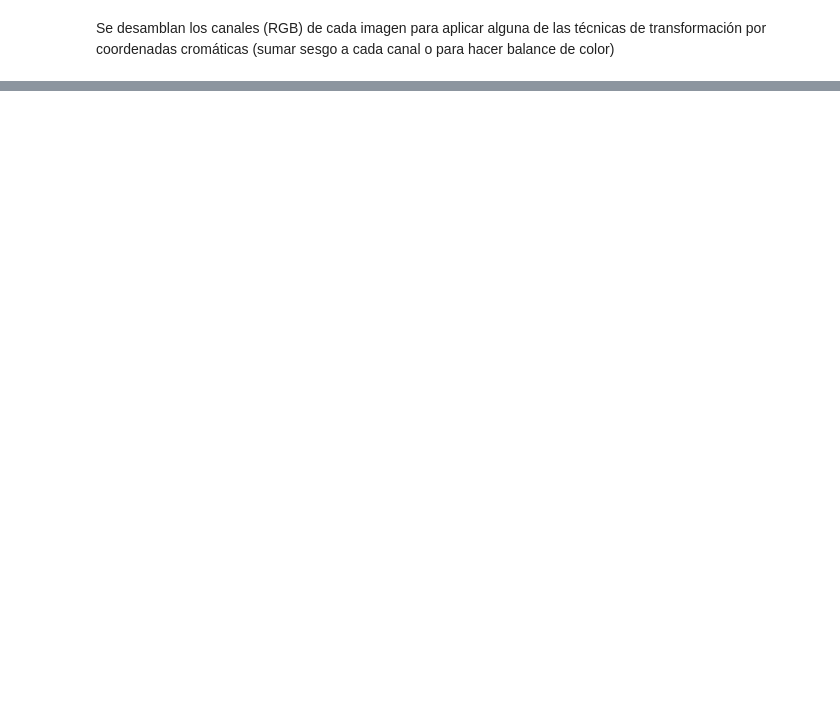
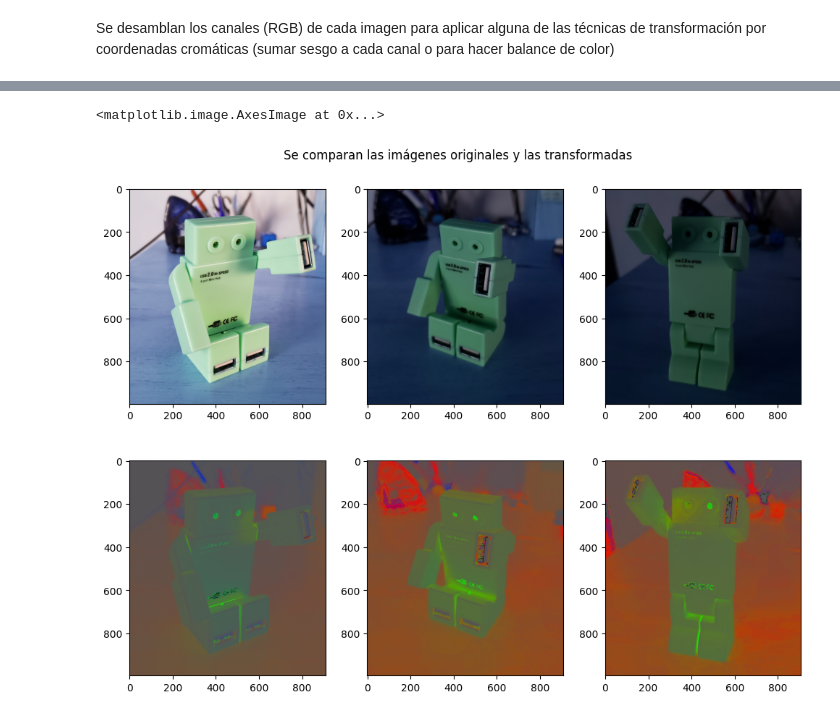
Before and after one commit to MauricioCastroF/VC1_EntregaTP, a Jupyter notebook: TP1_PARTE_1_1_Castro_FrancoMauricio.ipynb, the cells around one changed output, grey strips where cells are left out. Cells and saved outputs as stored; diff of their text form; code cells hidden in the pictures; blank space fills up the shorter version.

```diff
--- a/TP1_PARTE_1_1_Castro_FrancoMauricio.ipynb
+++ b/TP1_PARTE_1_1_Castro_FrancoMauricio.ipynb
@@ -66 +59,5 @@ im3_r, im3_g, im3_b = cv.split(imgRGB3)
+# %%
+sum1 = (im1_r.astype('uint16')) + (im1_g.astype('uint16')) + (im1_b.astype('uint16')) + 0.00001
+sum2 = (im2_r.astype('uint16')) + (im2_g.astype('uint16')) + (im2_b.astype('uint16')) + 0.00001
+sum3 = (im3_r.astype('uint16')) + (im3_g.astype('uint16')) + (im3_b.astype('uint16')) + 0.00001
 # %% [markdown]
@@ -106,0 +67,18 @@ plt.show()
+# %%
+imgRGB12 = cv.merge((im1_r/sum1, im1_g/sum1, im1_b/sum1))
+imgRGB22 = cv.merge((im2_r/sum2, im2_g/sum2, im2_b/sum2))
+imgRGB32 = cv.merge((im3_r/sum3, im3_g/sum3, im3_b/sum3))
+
+fig, axs = plt.subplots(2, 3, figsize=(10,8))
+fig.suptitle('Se comparan las imágenes originales y las transformadas')
+fig.tight_layout()
+
+axs[0,0].imshow(img1.astype(np.uint16))
+axs[0,1].imshow(img2.astype(np.uint16))
+axs[0,2].imshow(img3.astype(np.uint16))
+axs[1,0].imshow((imgRGB12 * 255).astype(np.uint8))
+axs[1,1].imshow((imgRGB22 * 255).astype(np.uint8))
+axs[1,2].imshow((imgRGB32 * 255).astype(np.uint8))
+# %% [output]
+<matplotlib.image.AxesImage at 0x...>
+[figure, added]
```
Also changed, not shown: parts of 10 cells of this notebook.
